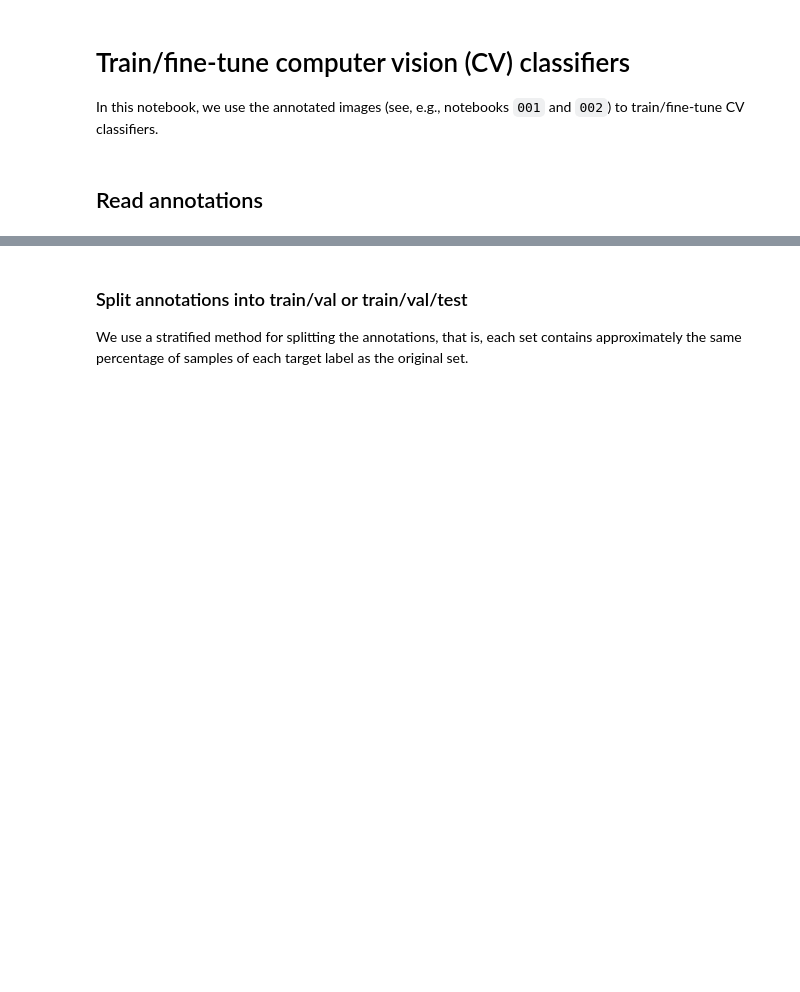
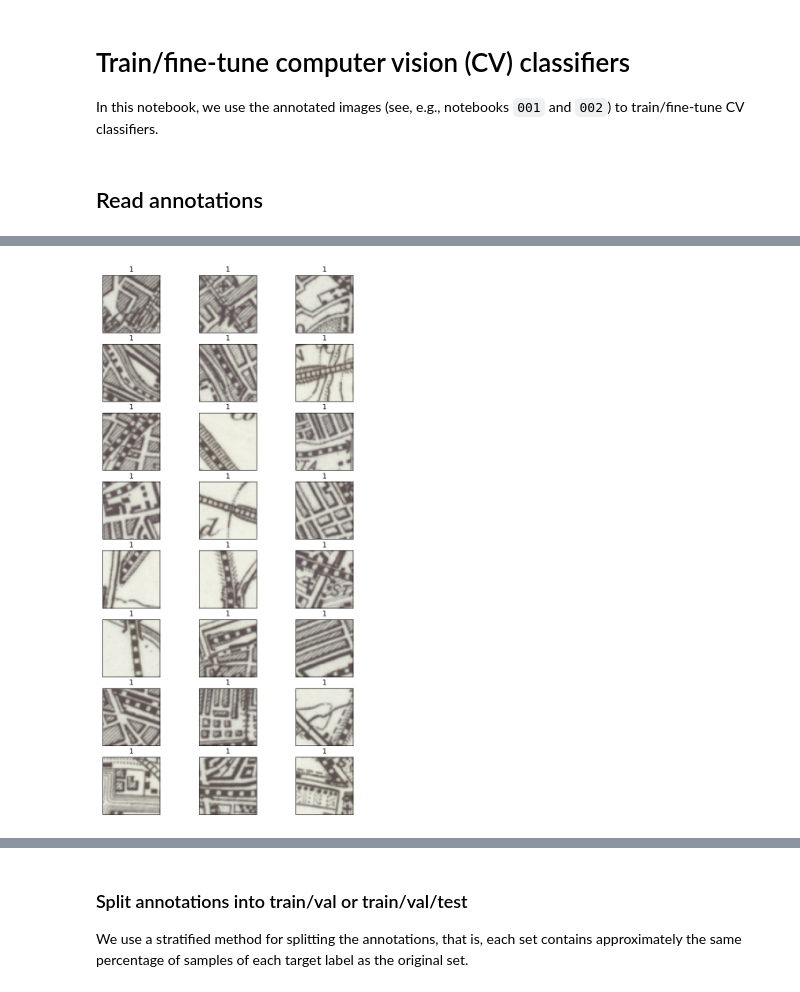
Before and after one commit to maps-as-data/MapReader, a Jupyter notebook: examples/geospatial/classification_one_inch_maps_001/003_train_classifier.ipynb, the cells around one changed output, grey strips where cells are left out. Cells and saved outputs as stored; diff of their text form; code cells hidden in the pictures; blank space fills up the shorter version.

```diff
--- a/examples/geospatial/classification_one_inch_maps_001/003_train_classifier.ipynb
+++ b/examples/geospatial/classification_one_inch_maps_001/003_train_classifier.ipynb
@@ -37,5 +87,7 @@ annotated_images.adjust_labels(shiftby=-1)
 # %%
 # show sample images for target label (tar_label)
-annotated_images.show_image_labels(tar_label=1, num_sample=6)
+annotated_images.show_image_labels(tar_label=1, num_sample=24)
+# %% [output]
+[figure, added]
 # %%
 # show an image based on its index
```
Also changed, not shown: parts of 30 cells of this notebook, 17 other files.
